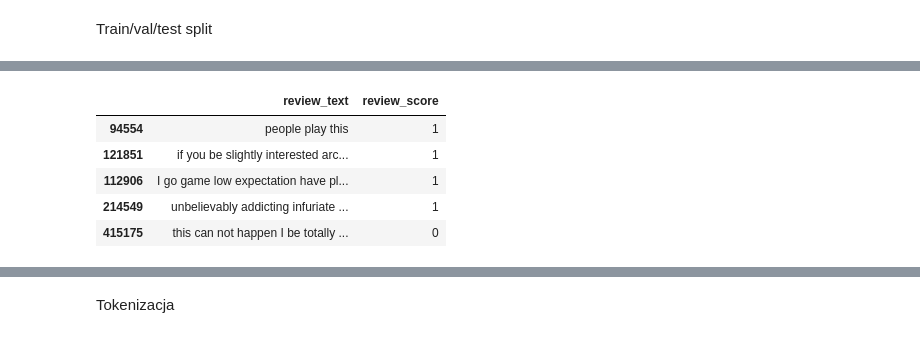
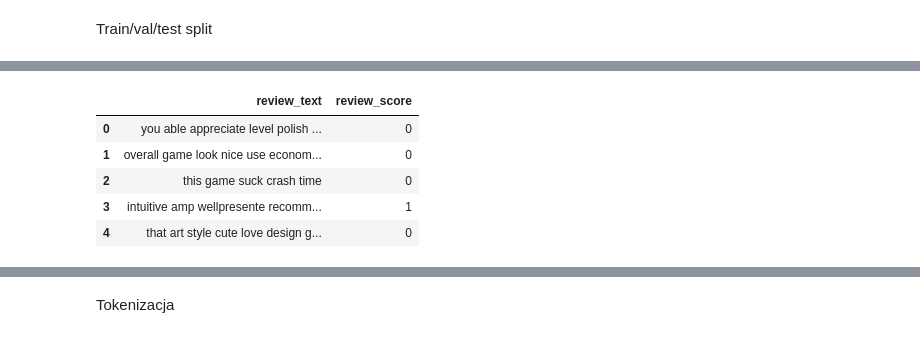
Before and after one commit to michal-uszko/zum_nlp_project, a Jupyter notebook: NLP_praca_domowa.ipynb, the cells around one changed output, grey strips where cells are left out. Saved outputs shown, nothing was run; the diff lists cells and outputs as text; code cells hidden in the pictures.

```diff
--- a/NLP_praca_domowa.ipynb
+++ b/NLP_praca_domowa.ipynb
@@ -281,0 +335,3 @@ df_lemmatized.head()
+# %%
+df_lemmatized = df_lemmatized[df_lemmatized['review_text'].str.len() > 0].reset_index(drop=True)
+df_lemmatized.head()
@@ -287,7 +361,7 @@ Train/val/test split
 RANDOM_SEED = 42
 
 X = df_lemmatized[['review_text']]
-y = df_lemmatized['review_score']
+y = df_lemmatized['review_score'].astype(str)
 
 # Pierwszy podział - wyodrębnienie zbioru trenigowego, pozostałe 30% danych będzie rozdzielone na zbiór walidacyjny i testowy
 X_train, X_temp, y_train, y_temp = train_test_split(X, y, test_size=0.3, random_state=RANDOM_SEED, stratify=y)
@@ -305,10 +379,10 @@ X_test shape: (44432, 1), y_test shape: (44432,)
 # %%
-train_data = pd.concat([X_train, y_train], axis=1)
+train_data = pd.concat([X_train, y_train], axis=1).reset_index(drop=True)
 train_data.head()
 # %% [output]
 |  | review_text | review_score |
-| 94554 | people play this | 1 |
-| 121851 | if you be slightly interested arc... | 1 |
-| 112906 | I go game low expectation have pl... | 1 |
-| 214549 | unbelievably addicting infuriate ... | 1 |
-| 415175 | this can not happen I be totally ... | 0 |
+| 0 | you able appreciate level polish ... | 0 |
+| 1 | overall game look nice use econom... | 0 |
+| 2 | this game suck crash time | 0 |
+| 3 | intuitive amp wellpresente recomm... | 1 |
+| 4 | that art style cute love design g... | 0 |
```
Also changed, not shown: parts of 47 cells of this notebook.
